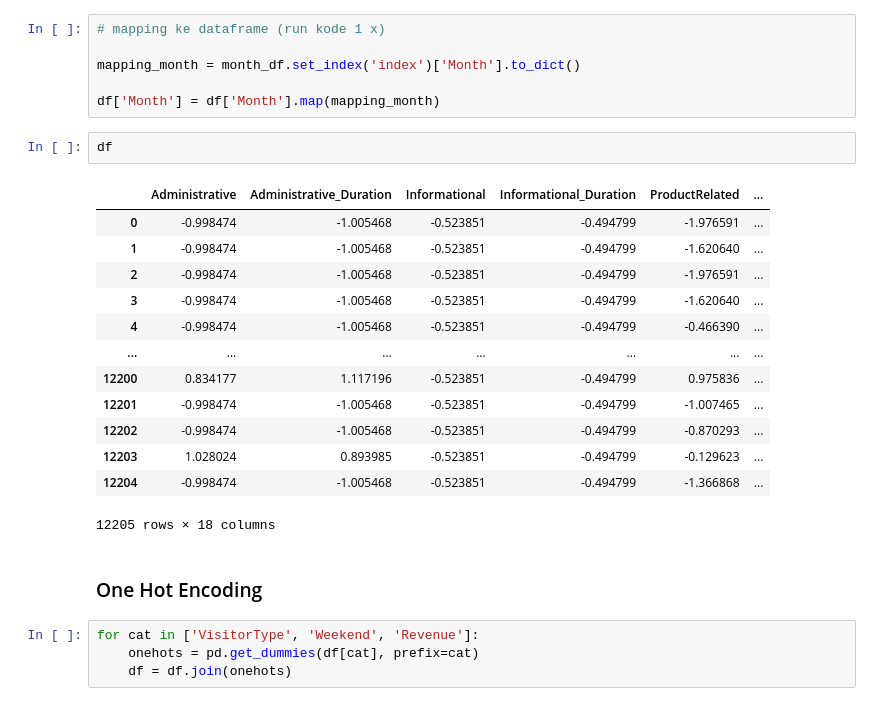
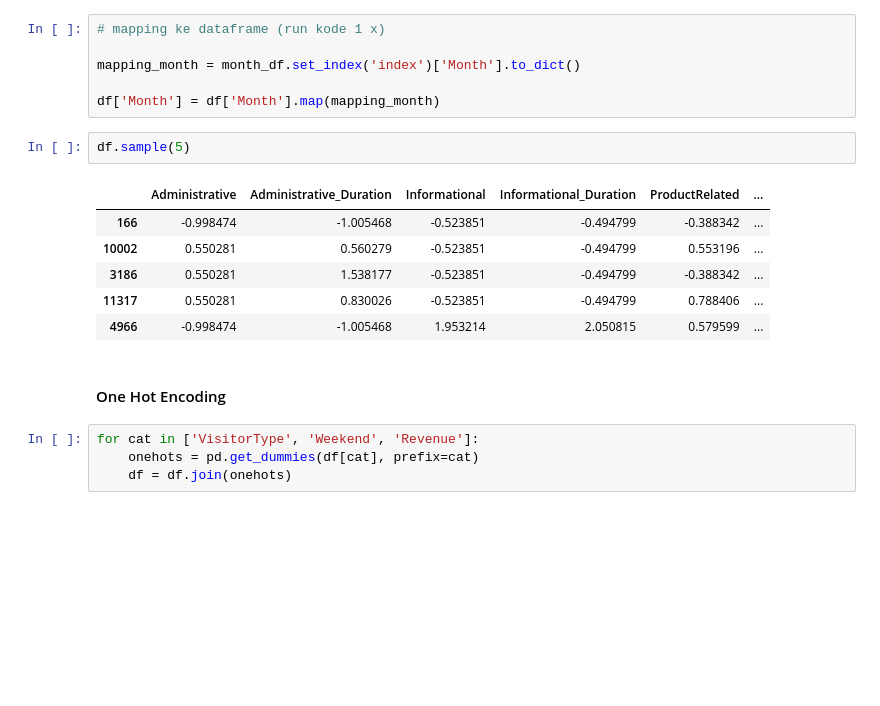
Before and after one commit to T0pTalent/Online-Shoppers-Purchasing-Intention, a Jupyter notebook: Stage_3_Majestic.ipynb, the cells around one changed output. Saved outputs shown, nothing was run; the diff lists cells and outputs as text; blank space fills up the shorter version.

```diff
--- a/Stage_3_Majestic.ipynb
+++ b/Stage_3_Majestic.ipynb
@@ -232,23 +227,16 @@ mapping_month = month_df.set_index('index')['Month'].to_dict()
 
 df['Month'] = df['Month'].map(mapping_month)
 # %%
-df
+df.sample(5)
 # %% [output]
 |  | Administrative | Administrative_Duration | Informational | Informational_Duration | ProductRelated | ... |
-| 0 | -0.998474 | -1.005468 | -0.523851 | -0.494799 | -1.976591 | ... |
-| 1 | -0.998474 | -1.005468 | -0.523851 | -0.494799 | -1.620640 | ... |
-| 2 | -0.998474 | -1.005468 | -0.523851 | -0.494799 | -1.976591 | ... |
-| 3 | -0.998474 | -1.005468 | -0.523851 | -0.494799 | -1.620640 | ... |
-| 4 | -0.998474 | -1.005468 | -0.523851 | -0.494799 | -0.466390 | ... |
-| ... | ... | ... | ... | ... | ... | ... |
-| 12200 | 0.834177 | 1.117196 | -0.523851 | -0.494799 | 0.975836 | ... |
-| 12201 | -0.998474 | -1.005468 | -0.523851 | -0.494799 | -1.007465 | ... |
-| 12202 | -0.998474 | -1.005468 | -0.523851 | -0.494799 | -0.870293 | ... |
-| 12203 | 1.028024 | 0.893985 | -0.523851 | -0.494799 | -0.129623 | ... |
-| 12204 | -0.998474 | -1.005468 | -0.523851 | -0.494799 | -1.366868 | ... |
+| 166 | -0.998474 | -1.005468 | -0.523851 | -0.494799 | -0.388342 | ... |
+| 10002 | 0.550281 | 0.560279 | -0.523851 | -0.494799 | 0.553196 | ... |
+| 3186 | 0.550281 | 1.538177 | -0.523851 | -0.494799 | -0.388342 | ... |
+| 11317 | 0.550281 | 0.830026 | -0.523851 | -0.494799 | 0.788406 | ... |
+| 4966 | -0.998474 | -1.005468 | 1.953214 | 2.050815 | 0.579599 | ... |
-12205 rows × 18 columns
 # %% [markdown]
-### One Hot Encoding
+#### One Hot Encoding
 # %%
 for cat in ['VisitorType', 'Weekend', 'Revenue']:
     onehots = pd.get_dummies(df[cat], prefix=cat)
```
Also changed, not shown: parts of 97 cells of this notebook.
